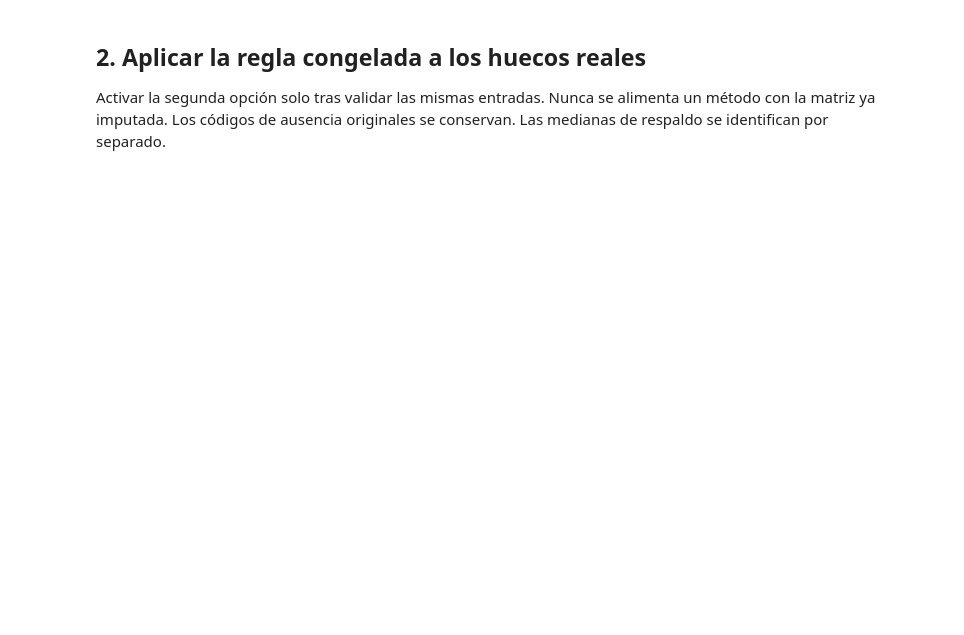
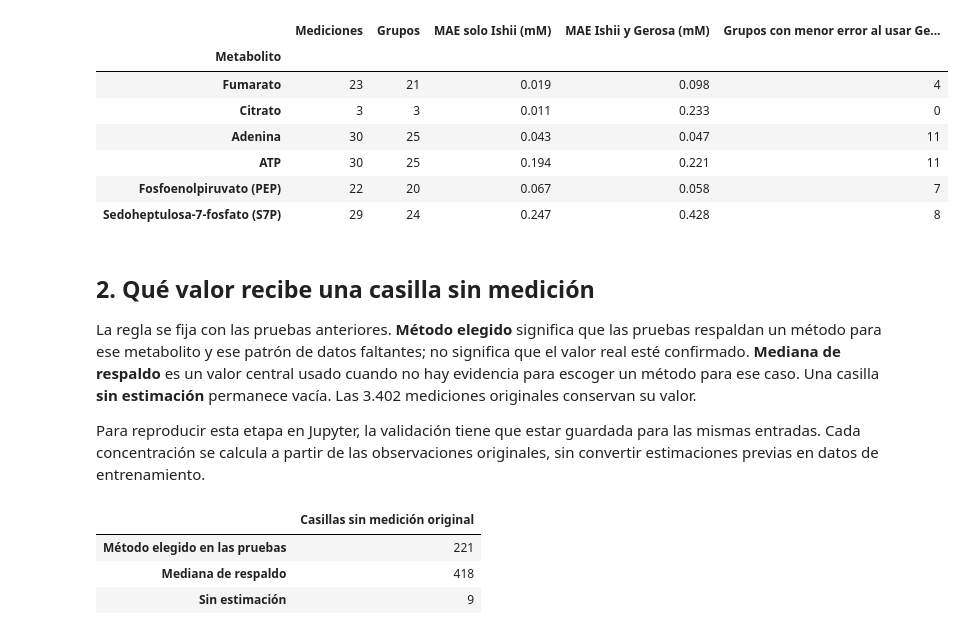
Before and after one commit to pedro1ani/Ipre, a Jupyter notebook: 02_imputacion_evaluacion.ipynb, the cells around one changed output. Drawn from its saved outputs; the diff is of its cells as text; code cells hidden in the pictures; blank space fills up the shorter version.

```diff
--- a/02_imputacion_evaluacion.ipynb
+++ b/02_imputacion_evaluacion.ipynb
@@ -28,10 +66,29 @@ iguales.set_index('metodo')[['MAE_mM', 'MAE_macro_mM']].rename(columns={'MAE_mM'
 # %%
-pares = pd.read_csv(PUB / 'MMC2_pareado.csv')
-casos = ['fum', 'cit', 'ade', 'atp', 'pep', 's7p']
-display(pares[pares.metodo.eq('Iterativo') & pares.objetivo.isin(casos)][['objetivo', 'celdas', 'grupos', 'MAE_control_mM', 'MAE_mM', 'delta_MAE_mM', 'grupos_con_menor_MAE']])
+pares = pd.read_csv(PUB / "MMC2_pareado.csv")
+sustancias = {"fum": "Fumarato", "cit": "Citrato", "ade": "Adenina", "atp": "ATP",
+              "pep": "Fosfoenolpiruvato (PEP)", "s7p": "Sedoheptulosa-7-fosfato (S7P)"}
+comparacion = pares[pares.metodo.eq("Iterativo")].set_index("objetivo").loc[list(sustancias), [
+    "celdas", "grupos", "MAE_control_mM", "MAE_mM", "grupos_con_menor_MAE"
+]].rename(index=sustancias)
+comparacion.index.name = "Metabolito"
+comparacion.columns = ["Mediciones", "Grupos", "MAE solo Ishii (mM)", "MAE Ishii y Gerosa (mM)",
+                       "Grupos con menor error al usar Gerosa"]
+display(comparacion.round(3))
+# %% [output]
+|  | Mediciones | Grupos | MAE solo Ishii (mM) | MAE Ishii y Gerosa (mM) | Grupos con menor error al usar Ge... |
+| Metabolito |  |  |  |  |  |
+| Fumarato | 23 | 21 | 0.019 | 0.098 | 4 |
+| Citrato | 3 | 3 | 0.011 | 0.233 | 0 |
+| Adenina | 30 | 25 | 0.043 | 0.047 | 11 |
+| ATP | 30 | 25 | 0.194 | 0.221 | 11 |
+| Fosfoenolpiruvato (PEP) | 22 | 20 | 0.067 | 0.058 | 7 |
+| Sedoheptulosa-7-fosfato (S7P) | 29 | 24 | 0.247 | 0.428 | 8 |
 # %% [markdown]
-## 2. Aplicar la regla congelada a los huecos reales
-Activar la segunda opción solo tras validar las mismas entradas. Nunca se alimenta un método con la matriz ya imputada. Los códigos de ausencia originales se conservan. Las medianas de respaldo se identifican por separado.
+## 2. Qué valor recibe una casilla sin medición
+
+La regla se fija con las pruebas anteriores. **Método elegido** significa que las pruebas respaldan un método para ese metabolito y ese patrón de datos faltantes; no significa que el valor real esté confirmado. **Mediana de respaldo** es un valor central usado cuando no hay evidencia para escoger un método para ese caso. Una casilla **sin estimación** permanece vacía. Las 3.402 mediciones originales conservan su valor.
+
+Para reproducir esta etapa en Jupyter, la validación tiene que estar guardada para las mismas entradas. Cada concentración se calcula a partir de las observaciones originales, sin convertir estimaciones previas en datos de entrenamiento.
 # %%
 if RECALCULAR_APLICACION:
     from protocolo.aplicar import aplicar
@@ -41,6 +98,12 @@ if RECALCULAR_APLICACION:
     intervalos(procesos=PROCESOS)
     informe()
 
-resultado = json.loads((PUB / 'ejecucion.json').read_text())
-display(pd.Series(resultado['por_estado'], name='huecos').to_frame())
+resultado = json.loads((PUB / "ejecucion.json").read_text())
+recuento = pd.Series(resultado["por_estado"]).reindex(estados).rename(index=estados)
+display(recuento.rename("Casillas sin medición original").to_frame())
+# %% [output]
+|  | Casillas sin medición original |
+| Método elegido en las pruebas | 221 |
+| Mediana de respaldo | 418 |
+| Sin estimación | 9 |
 # %% [markdown]
```
Also changed, not shown: parts of 11 cells of this notebook, 3 other files.
